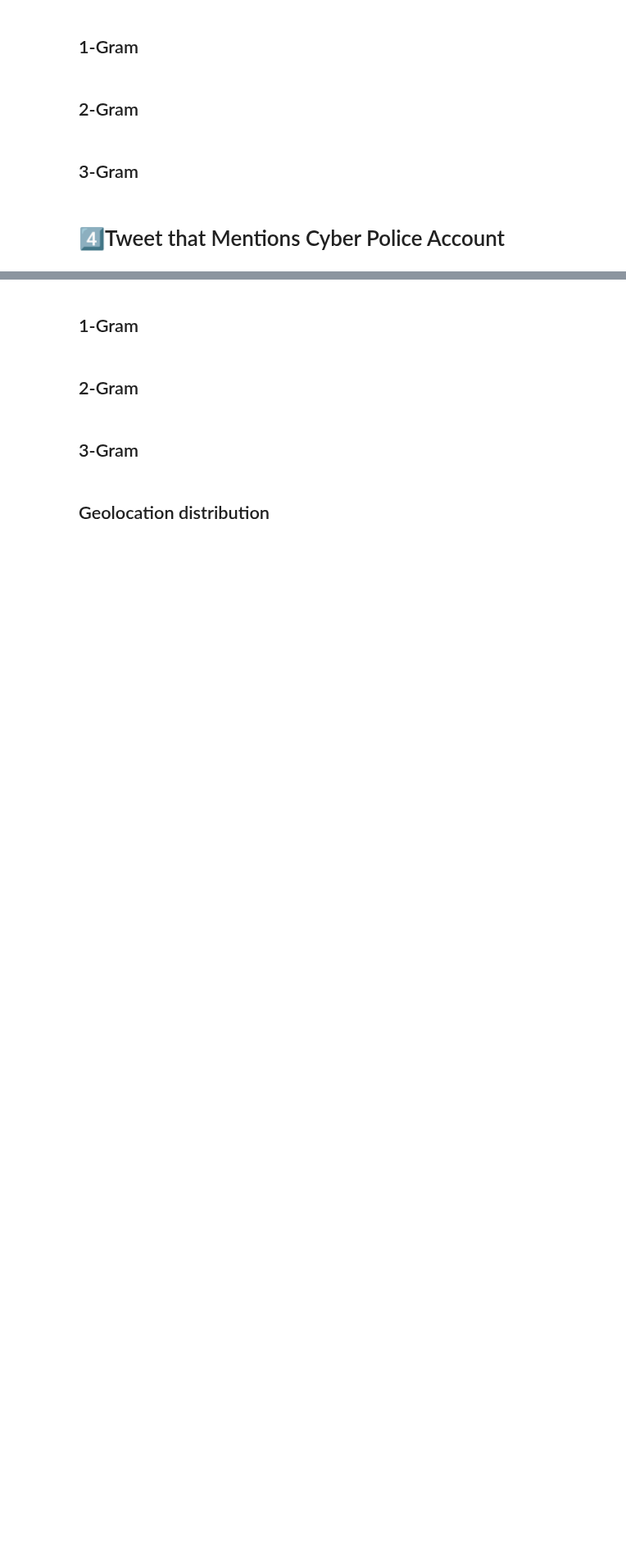
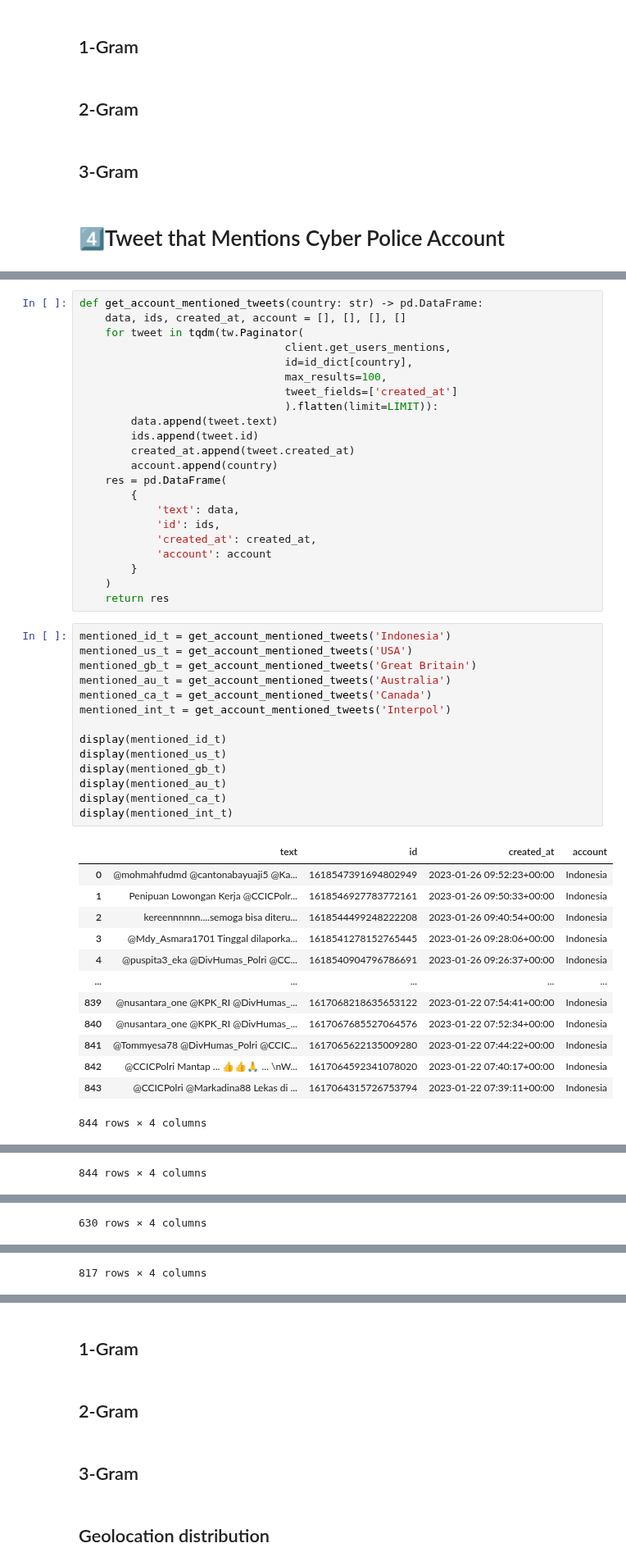
Before and after one commit to ranggakd/DAIly, a Jupyter notebook: projects/cyber police/Tweepy_of_CyberPolice_Comparison.ipynb, the cells around one changed output, grey strips where cells are left out. Shown at 82% size. Cells and saved outputs as stored; diff of their text form; blank space fills up the shorter version.

```diff
--- a/projects/cyber police/Tweepy_of_CyberPolice_Comparison.ipynb
+++ b/projects/cyber police/Tweepy_of_CyberPolice_Comparison.ipynb
@@ -348,0 +241,50 @@ for tweet in tw.Paginator(client.get_users_tweets,
+# %%
+def get_account_mentioned_tweets(country: str) -> pd.DataFrame:
+    data, ids, created_at, account = [], [], [], []
+    for tweet in tqdm(tw.Paginator(
+                                client.get_users_mentions,
+                                id=id_dict[country],
+                                max_results=100,
+                                tweet_fields=['created_at']
+                                ).flatten(limit=LIMIT)):
+        data.append(tweet.text)
+        ids.append(tweet.id)
+        created_at.append(tweet.created_at)
+        account.append(country)
+    res = pd.DataFrame(
+        {
+            'text': data,
+            'id': ids,
+            'created_at': created_at,
+            'account': account
+        }
+    )
+    return res
+# %%
+mentioned_id_t = get_account_mentioned_tweets('Indonesia')
+mentioned_us_t = get_account_mentioned_tweets('USA')
+mentioned_gb_t = get_account_mentioned_tweets('Great Britain')
+mentioned_au_t = get_account_mentioned_tweets('Australia')
+mentioned_ca_t = get_account_mentioned_tweets('Canada')
+mentioned_int_t = get_account_mentioned_tweets('Interpol')
+
+display(mentioned_id_t)
+display(mentioned_us_t)
+display(mentioned_gb_t)
+display(mentioned_au_t)
+display(mentioned_ca_t)
+display(mentioned_int_t)
+# %% [output]
+|  | text | id | created_at | account |
+| 0 | @mohmahfudmd @cantonabayuaji5 @Ka... | 1618547391694802949 | 2023-01-26 09:52:23+00:00 | Indonesia |
+| 1 | Penipuan Lowongan Kerja @CCICPolr... | 1618546927783772161 | 2023-01-26 09:50:33+00:00 | Indonesia |
+| 2 | kereennnnnn....semoga bisa diteru... | 1618544499248222208 | 2023-01-26 09:40:54+00:00 | Indonesia |
+| 3 | @Mdy_Asmara1701 Tinggal dilaporka... | 1618541278152765445 | 2023-01-26 09:28:06+00:00 | Indonesia |
+| 4 | @puspita3_eka @DivHumas_Polri @CC... | 1618540904796786691 | 2023-01-26 09:26:37+00:00 | Indonesia |
+| ... | ... | ... | ... | ... |
+| 839 | @nusantara_one @KPK_RI @DivHumas_... | 1617068218635653122 | 2023-01-22 07:54:41+00:00 | Indonesia |
+| 840 | @nusantara_one @KPK_RI @DivHumas_... | 1617067685527064576 | 2023-01-22 07:52:34+00:00 | Indonesia |
+| 841 | @Tommyesa78 @DivHumas_Polri @CCIC... | 1617065622135009280 | 2023-01-22 07:44:22+00:00 | Indonesia |
+| 842 | @CCICPolri Mantap ... 👍👍🙏 ... \nW... | 1617064592341078020 | 2023-01-22 07:40:17+00:00 | Indonesia |
+| 843 | @CCICPolri @Markadina88 Lekas di ... | 1617064315726753794 | 2023-01-22 07:39:11+00:00 | Indonesia |
+844 rows × 4 columns
@@ -348,0 +303 @@ for tweet in tw.Paginator(client.get_users_tweets,
+844 rows × 4 columns
@@ -348,0 +316 @@ for tweet in tw.Paginator(client.get_users_tweets,
+630 rows × 4 columns
@@ -348,0 +329 @@ for tweet in tw.Paginator(client.get_users_tweets,
+817 rows × 4 columns
```
Also changed, not shown: parts of 11 cells of this notebook, 1 other file.
